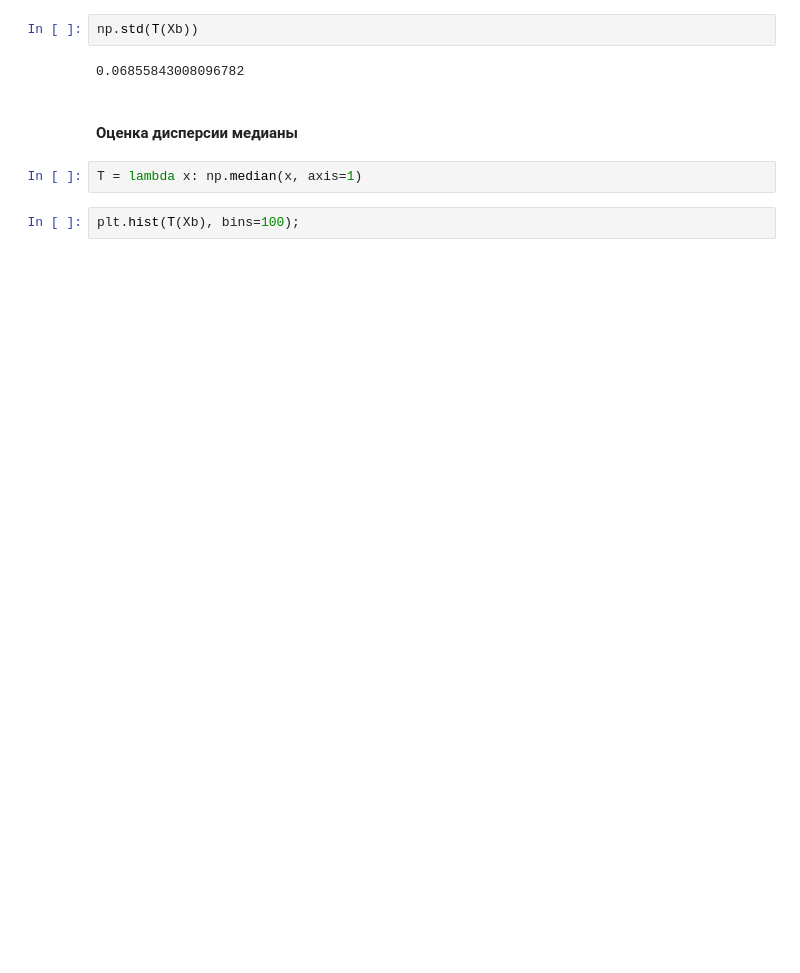
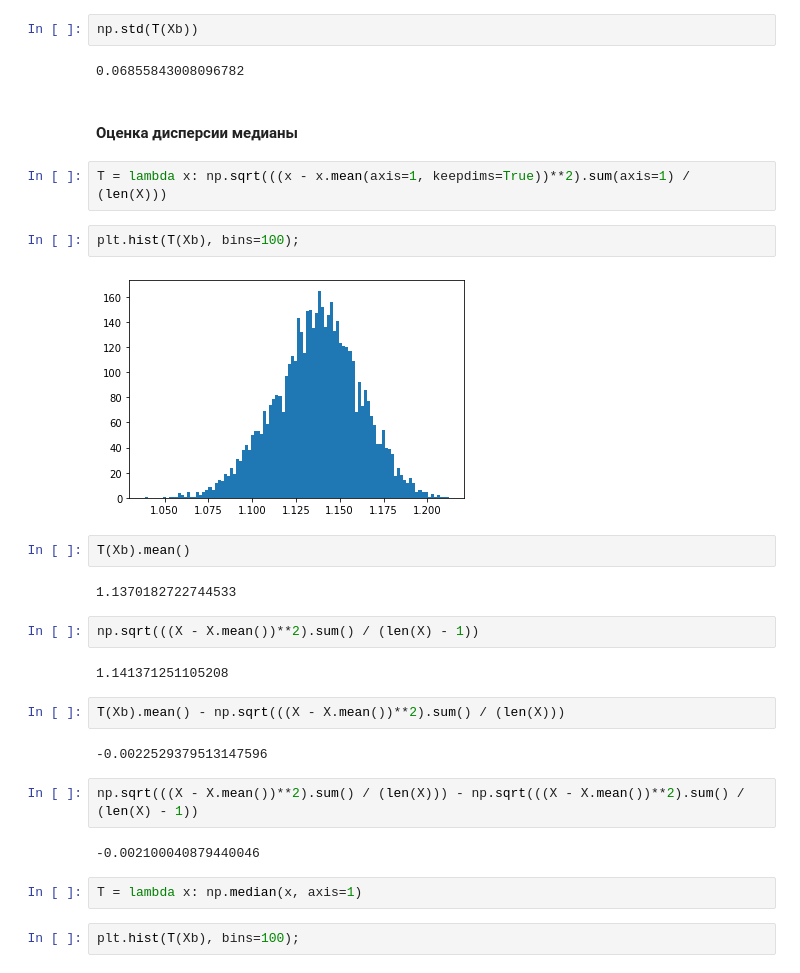
Before and after one commit to SchattenGenie/hse-stats-course-2019, a Jupyter notebook: seminar-notes/07_bootstrap/07_bootstrap.ipynb, the cells around one changed output. Drawn from its saved outputs; the diff is of its cells as text; blank space fills up the shorter version.

```diff
--- a/seminar-notes/07_bootstrap/07_bootstrap.ipynb
+++ b/seminar-notes/07_bootstrap/07_bootstrap.ipynb
@@ -61,6 +69,28 @@ np.std(T(Xb))
 0.06855843008096782
 # %% [markdown]
 #### Оценка дисперсии медианы
+# %%
+T = lambda x: np.sqrt(((x - x.mean(axis=1, keepdims=True))**2).sum(axis=1) / (len(X)))
+# %%
+plt.hist(T(Xb), bins=100);
+# %% [output]
+[figure, added]
+# %%
+T(Xb).mean()
+# %% [output]
+1.1370182722744533
+# %%
+np.sqrt(((X - X.mean())**2).sum() / (len(X) - 1))
+# %% [output]
+1.141371251105208
+# %%
+T(Xb).mean() - np.sqrt(((X - X.mean())**2).sum() / (len(X)))
+# %% [output]
+-0.0022529379513147596
+# %%
+np.sqrt(((X - X.mean())**2).sum() / (len(X))) - np.sqrt(((X - X.mean())**2).sum() / (len(X) - 1))
+# %% [output]
+-0.002100040879440046
 # %%
 T = lambda x: np.median(x, axis=1)
 # %%
```
Also changed, not shown: parts of 13 cells of this notebook, 7 other files.
